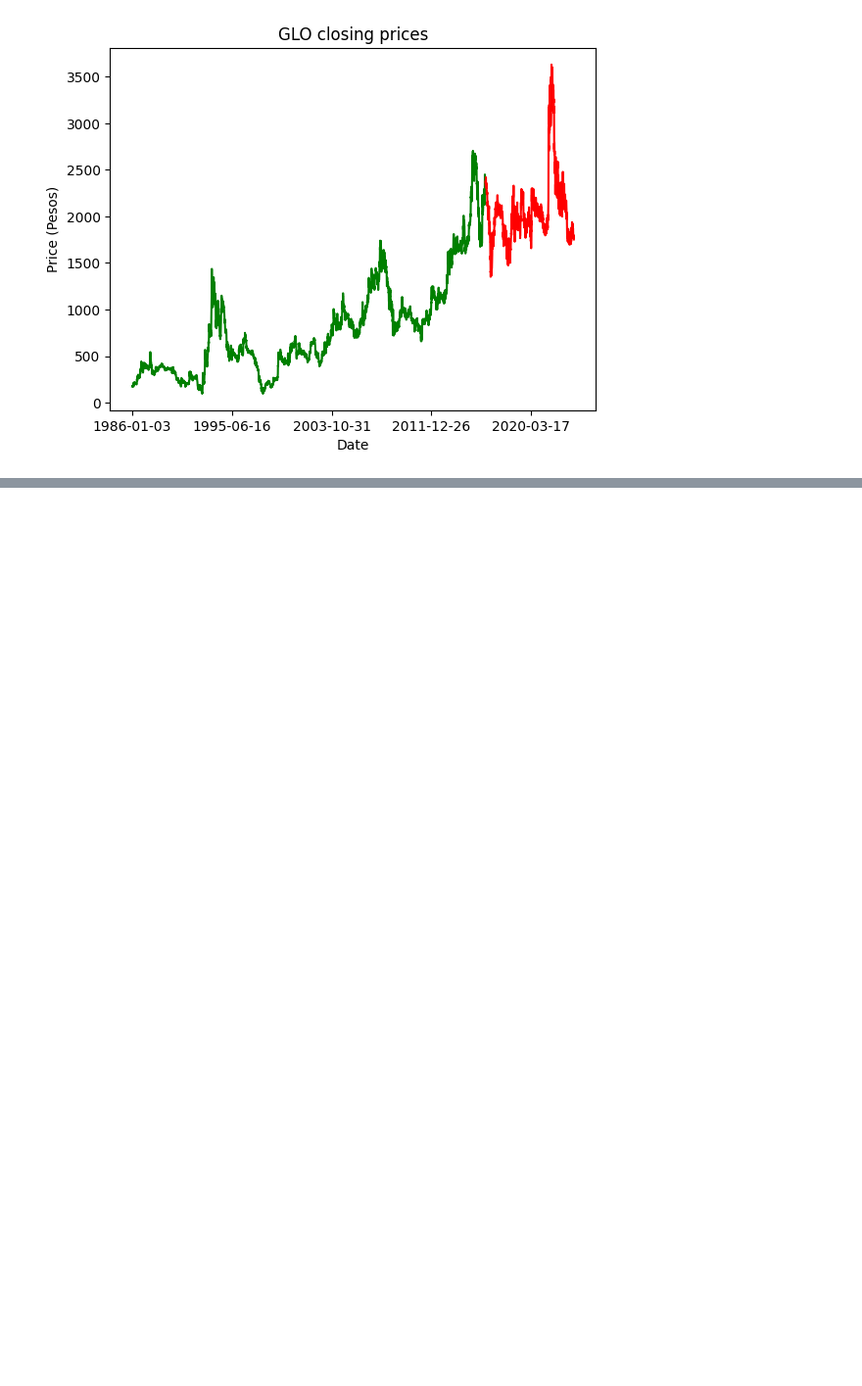
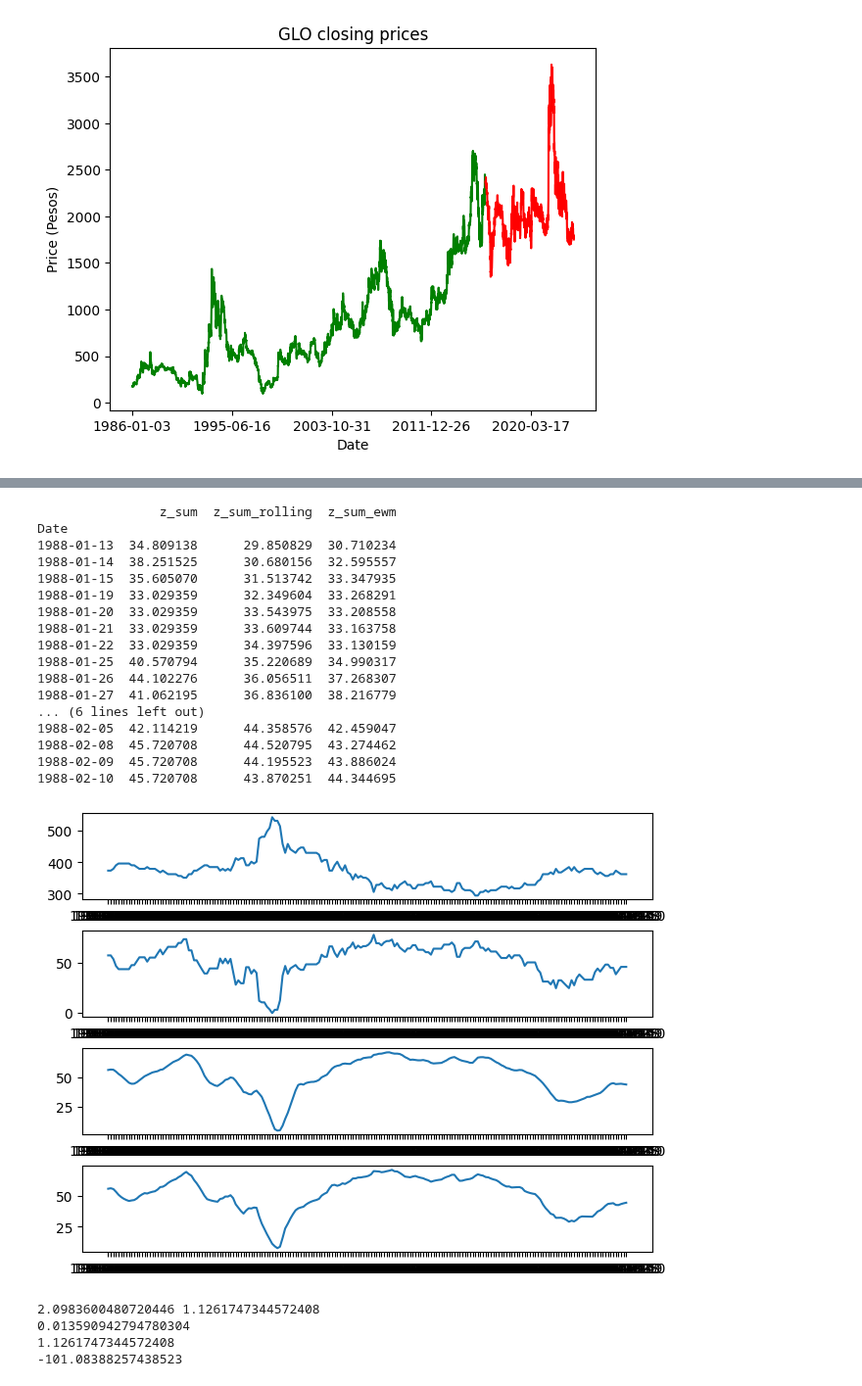
Before and after one commit to riokatipunan/rio_katipunan_portfolio, a Jupyter notebook: Application of Machine Learning in Stock Trading/Notebook/Application-of-fuzzy-logic-and-genetic-algorithms-to-stock-tradingv2.ipynb, the cells around one changed output, grey strips where cells are left out. Shown at 98% size. Drawn from its saved outputs; the diff is of its cells as text; code cells hidden in the pictures; blank space fills up the shorter version.

```diff
--- a/Application of Machine Learning in Stock Trading/Notebook/Application-of-fuzzy-logic-and-genetic-algorithms-to-stock-tradingv2.ipynb
+++ b/Application of Machine Learning in Stock Trading/Notebook/Application-of-fuzzy-logic-and-genetic-algorithms-to-stock-tradingv2.ipynb
@@ -105,7 +105,7 @@ def linearf(val:int, vector:list[int], positive_slope:bool = True):
     assert len(vector) == 2, "The vector must of of length 2"
 
     a, b = vector
-    assert a<=b, "a must be less than or equal to be"
+    assert a<b, "a must be less than or equal to be"
 
     # compute for the fuzzy value from the crisp value
     if positive_slope:
@@ -1277,0 +1291,2 @@ plt.show()
+# %%
+train_set = split_train_set(train)
@@ -1296,14 +1316,0 @@ short_condition: [1-100] 1100100
-# %%
-class Gene():
-    """
-    This class provides details on a particular gene
-    """
-    gene_id = itertools.count()
-
-    def __init__(self, name:str, lower_bound:Union[int, float], upper_bound:Union[int, float], step_size:str, value: Union[int, float] = None):
-        self.gene_id = next(Gene.gene_id)
-        self.name = name
-        self.value = value
-        self.lower_bound = lower_bound
-        self.upper_bound = upper_bound
-        self.step_size = step_size
@@ -1452,0 +1565,15 @@ def evaluate_fitness(self, long_condition: int = 50, short_condition: int = 50):
+# %%
+def sharpe_ratio(portfolio_returns:float ,std_portfolio_returns :float, risk_free_rate_returns:float = 2.5):
+    """
+    This function computes the sharpe ratio of a given strategy
+
+    Arguments:
+
+    Returns:
+
+
+    """
+
+    sharpe_ratio = (portfolio_returns-risk_free_rate_returns)/std_portfolio_returns
+
+    return sharpe_ratio
@@ -1452,0 +1766,29 @@ def evaluate_fitness(self, long_condition: int = 50, short_condition: int = 50):
+# %%
+genome1 = Genome(gene_list)
+genome1.initialize_genome()
+returns, strat_sharpe_ratio = evaluate_fitness(train_set[0], genome1)
+print(returns)
+print(strat_sharpe_ratio)
+# %% [output]
+                z_sum  z_sum_rolling  z_sum_ewm
+Date
+1988-01-13  34.809138      29.850829  30.710234
+1988-01-14  38.251525      30.680156  32.595557
+1988-01-15  35.605070      31.513742  33.347935
+1988-01-19  33.029359      32.349604  33.268291
+1988-01-20  33.029359      33.543975  33.208558
+1988-01-21  33.029359      33.609744  33.163758
+1988-01-22  33.029359      34.397596  33.130159
+1988-01-25  40.570794      35.220689  34.990317
+1988-01-26  44.102276      36.056511  37.268307
+1988-01-27  41.062195      36.836100  38.216779
+... (6 lines left out)
+1988-02-05  42.114219      44.358576  42.459047
+1988-02-08  45.720708      44.520795  43.274462
+1988-02-09  45.720708      44.195523  43.886024
+1988-02-10  45.720708      43.870251  44.344695
+[figure, added]
+2.0983600480720446 1.1261747344572408
+0.013590942794780304
+1.1261747344572408
+-101.08388257438523
```
Also changed, not shown: parts of 17 cells of this notebook.
